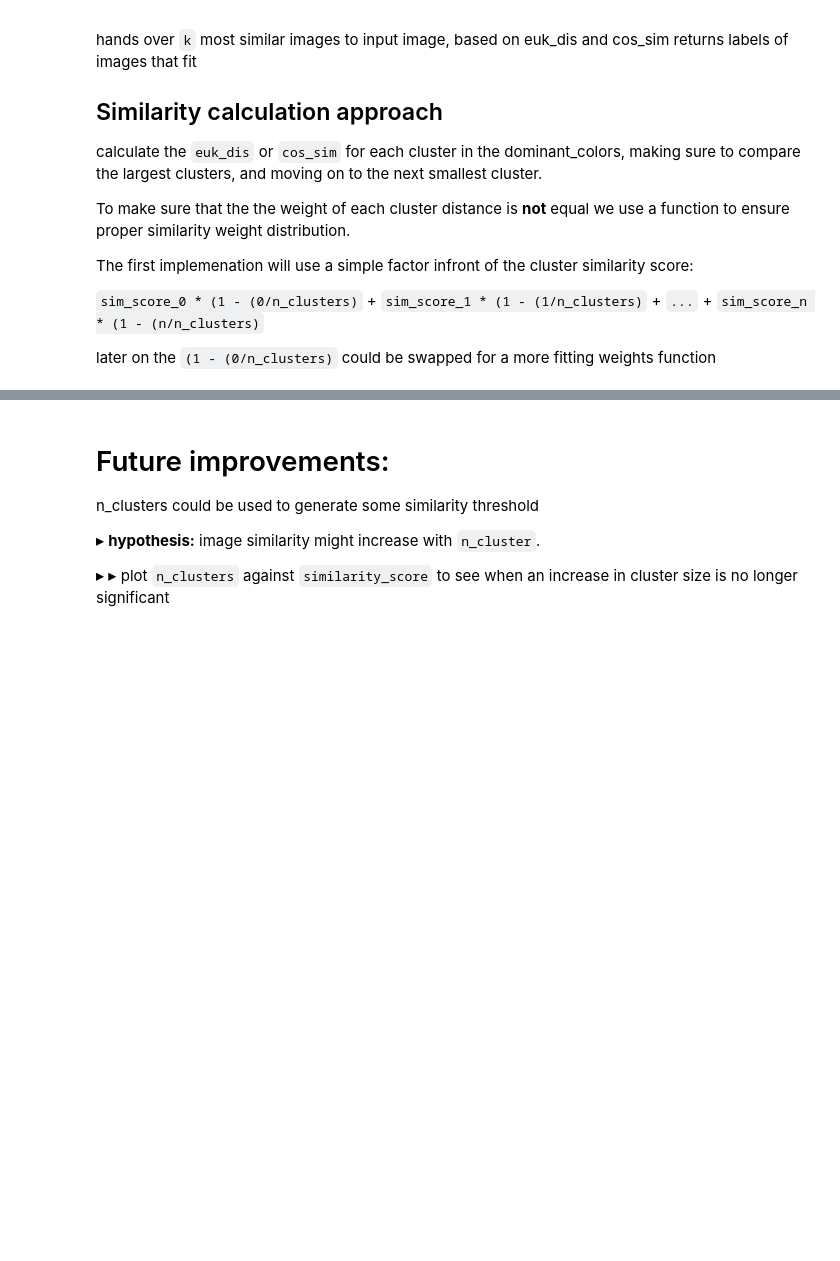
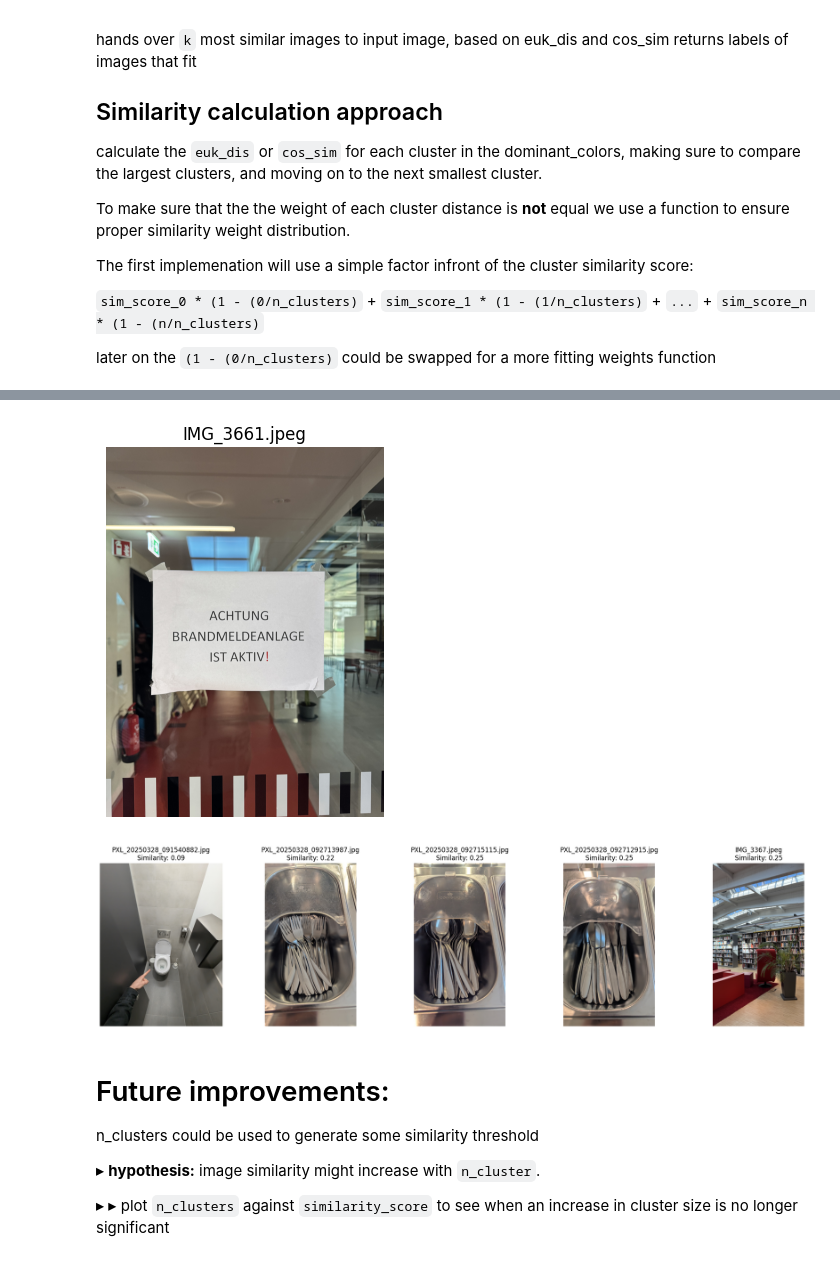
Before and after one commit to a-rabanus/big_data_analysis_course_2025, a Jupyter notebook: image_classifier.ipynb, the cells around one changed output, grey strips where cells are left out. Cells and saved outputs as stored; diff of their text form; code cells hidden in the pictures; blank space fills up the shorter version.

```diff
--- a/image_classifier.ipynb
+++ b/image_classifier.ipynb
@@ -60,3 +58,6 @@ dir = r"C:\Users\anton\OneDrive\Documents\HSD\sem4\DAISY_2025_images_for_bigdata
+# %%
+N_CLUSTERS = 3
+DIR = r"C:\Users\anton\OneDrive\Documents\HSD\sem4\DAISY_2025_images_for_bigdata"
 # %% [markdown]
 ### Loading Images with OpenCV and displaying them
 # %%
@@ -175,7 +176,7 @@ While clustering, I think it makes sense to choose attributes that have high val
 Because most images were taken using a smartphone, it makes little sense to choose `saturation` or `value` from `HSV`, because the automatic exposure and image post processing of smartphones ensures that these are similar across all images.
 # %%
 # Load and downscale images
-images = load_images_from_directory(dir)
+images = load_images_from_directory(DIR)
 
 # downscale images
 downscaled_images = []
@@ -186,7 +187,7 @@ for img in images:
 # extract dominant colors for all images
 all_dominant_colors = []
 for img in downscaled_images:
-    all_dominant_colors.append(extract_dominant_colors(img, n_clusters=3))
+    all_dominant_colors.append(extract_dominant_colors(img, n_clusters=N_CLUSTERS))
 # print(all_dominant_colors[testing_id][0])
 
 # normalized
@@ -342,3 +407,13 @@ def image_comparison_euk_dis():
+# %%
+testing_id = random.randint(0, len(images) - 1)
+
+display_image(images, testing_id)
+similar_images = find_similarities(all_dominant_colors_normalized, testing_id)
+
+show_similar_images(images, similar_images)
+# %% [output]
+[figure, added]
+[figure, added]
 # %% [markdown]
 # Future improvements:
 
```
Also changed, not shown: parts of 5 cells of this notebook.
